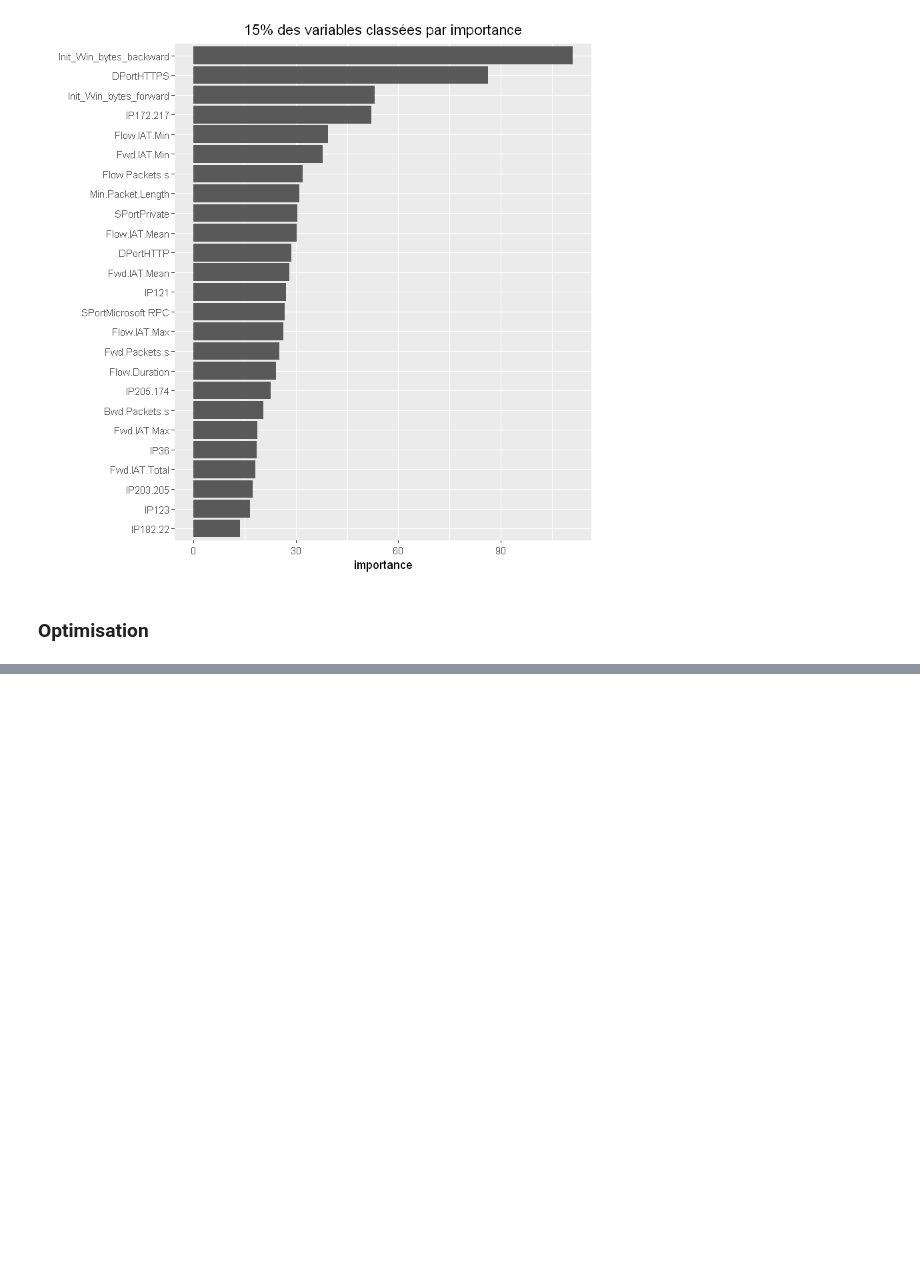
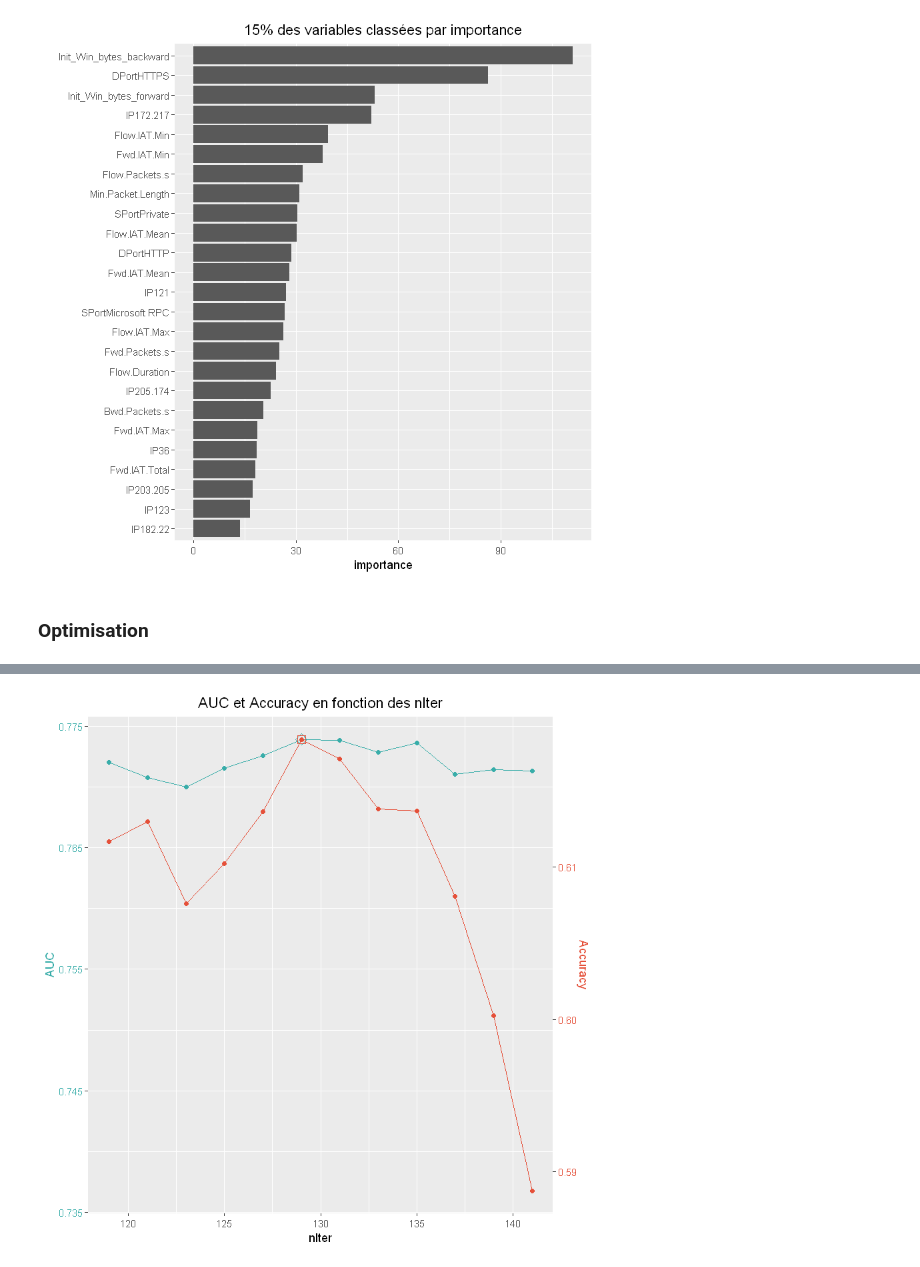
Before and after one commit to Lrakotoson/M_R, a Jupyter notebook: S2/Classification/Project/jet1.ipynb, the cells around one changed output, grey strips where cells are left out. Drawn from its saved outputs; the diff is of its cells as text; code cells hidden in the pictures; blank space fills up the shorter version.

```diff
--- a/S2/Classification/Project/jet1.ipynb
+++ b/S2/Classification/Project/jet1.ipynb
@@ -547,0 +607,27 @@ bind_rows(
+# %%
+train_lgb <- split_set(data)[[1]]
+test_lgb <- split_set(data)[[2]]
+# %%
+lgb_tune <- data.frame(
+    nIter = seq(119, 141, by = 2)
+)
+# %%
+cl <- makePSOCKcluster(4)
+registerDoParallel(cl)
+set.seed(2020)
+
+lgb_cv <- train(
+    Label ~ .,
+    data = train_lgb,
+    method = "LogitBoost",
+    metric = "AUC",
+    trControl = tune_control,
+    tuneGrid = lgb_tune
+)
+
+on.exit(stopCluster(cl))
+# %%
+plotmetrics(lgb_cv) +
+labs(title = "AUC et Accuracy en fonction des nIter")
+# %% [output]
+[figure, added]
```
Also changed, not shown: parts of 19 cells of this notebook, 1 other file.
